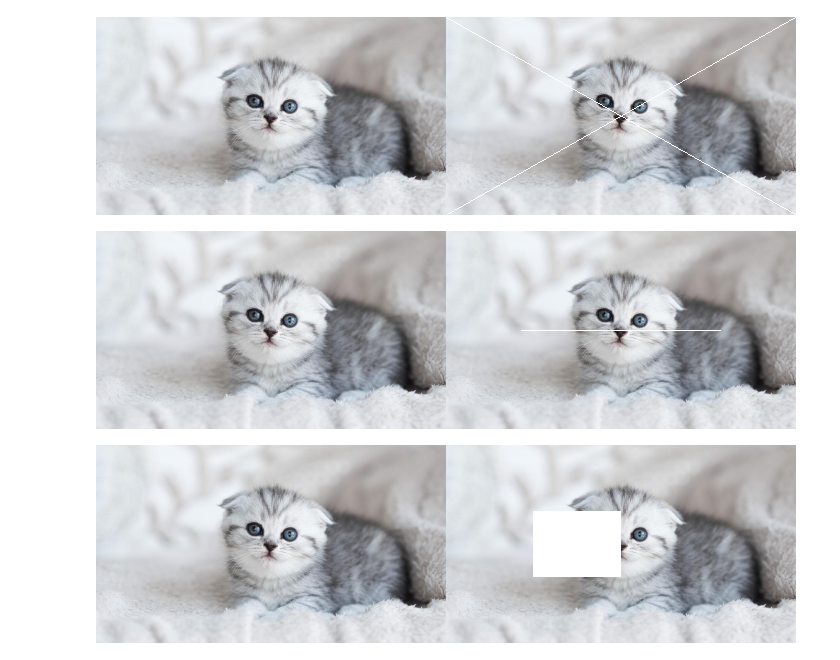
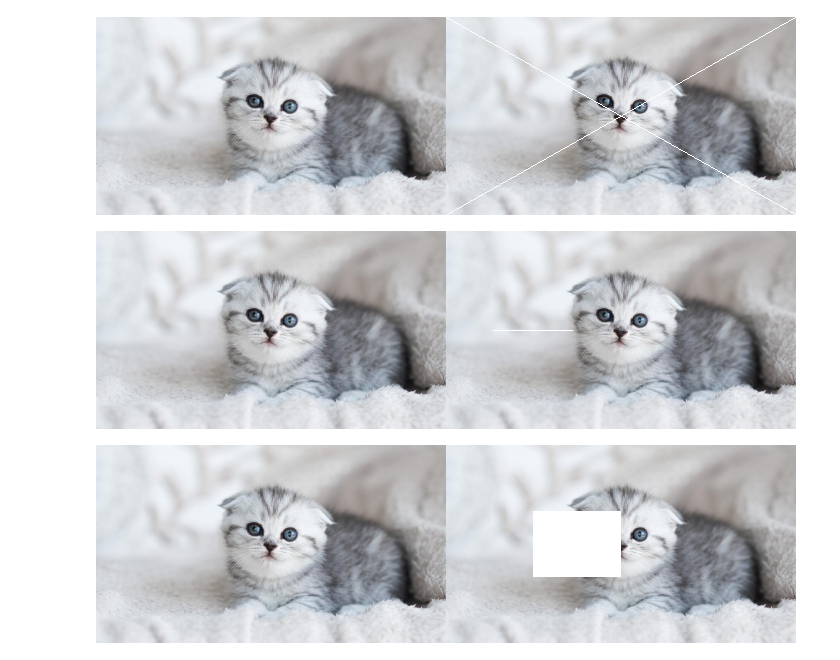
Before and after one commit to Fauzi455/PCVK26_12_M-Fauzi-R, a Jupyter notebook: P1_Tugas D2_12.ipynb, the cells around one changed output. Drawn from its saved outputs; the diff is of its cells as text; code cells hidden in the pictures.

```diff
--- a/P1_Tugas D2_12.ipynb
+++ b/P1_Tugas D2_12.ipynb
@@ -117,17 +112,23 @@ cv2_imshow(final_frame)
 # %%
 image_2 = cv.cvtColor(image, cv.COLOR_BGR2RGB)
 image_3 = cv.cvtColor(image, cv.COLOR_BGR2RGB)
 
-# membuat garis horizontal ditengah image dengan panjang tertentu
-tengah = int(lebar / 2)
+#dapatkan nilai tinggi dan lebar dari gambar asli
+tinggi, lebar, _ = image.shape
+
+#tentukan panjang garis yang diinginkan
+panjang = 40
+
+#membuat garis horizontal ditengah image dengan panjang tertentu
+tengah = int(lebar/4)
 
 for x in range(tengah - panjang, tengah + panjang):
-  image_3[int(tinggi / 2), x] = [255,255,255]
+  image_3[int(tinggi/2), x] = [255,255,255]
 
 final_frame = cv.hconcat((image_2, image_3))
 cv2_imshow(final_frame)
 # %% [output]
-[figure, old version]
+[figure, new version]
 # %%
 image_2 = cv.cvtColor(image, cv.COLOR_BGR2RGB)
 image_3 = cv.cvtColor(image, cv.COLOR_BGR2RGB)
```
Also changed, not shown: parts of 7 cells of this notebook.
